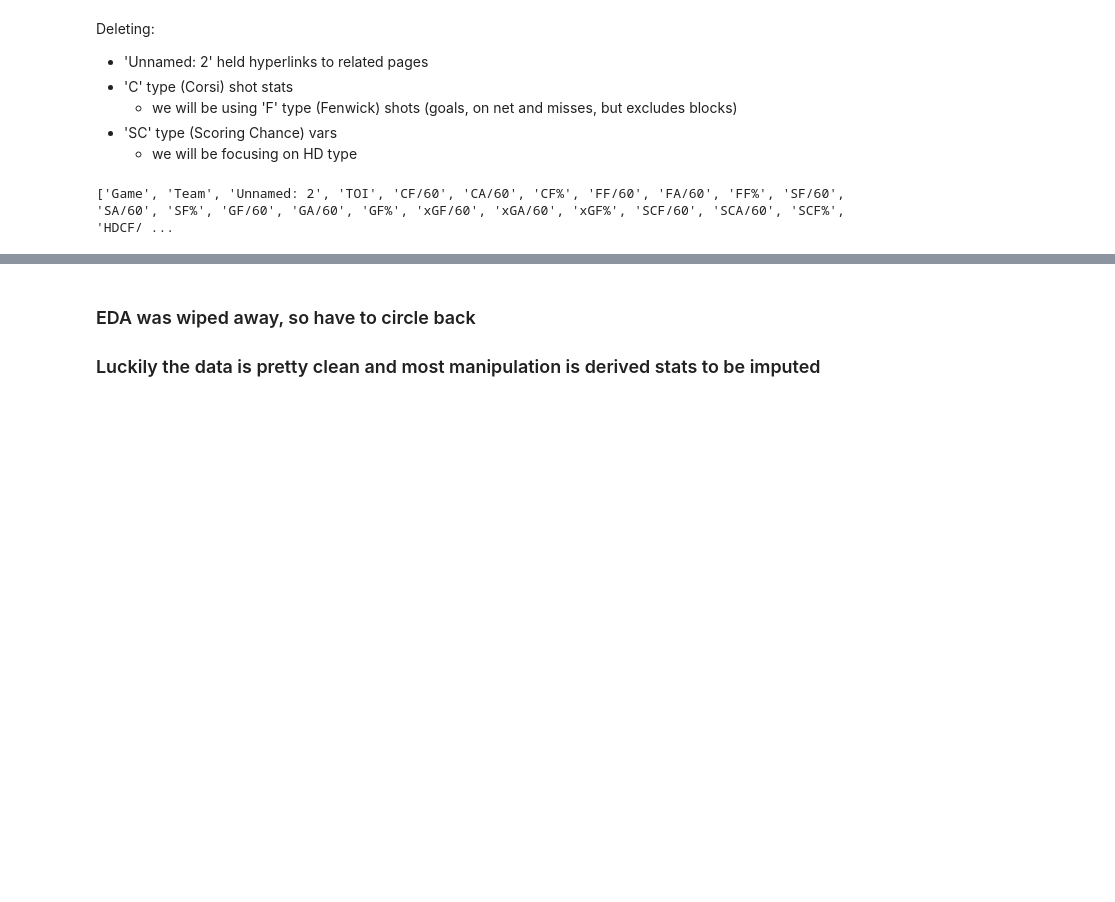
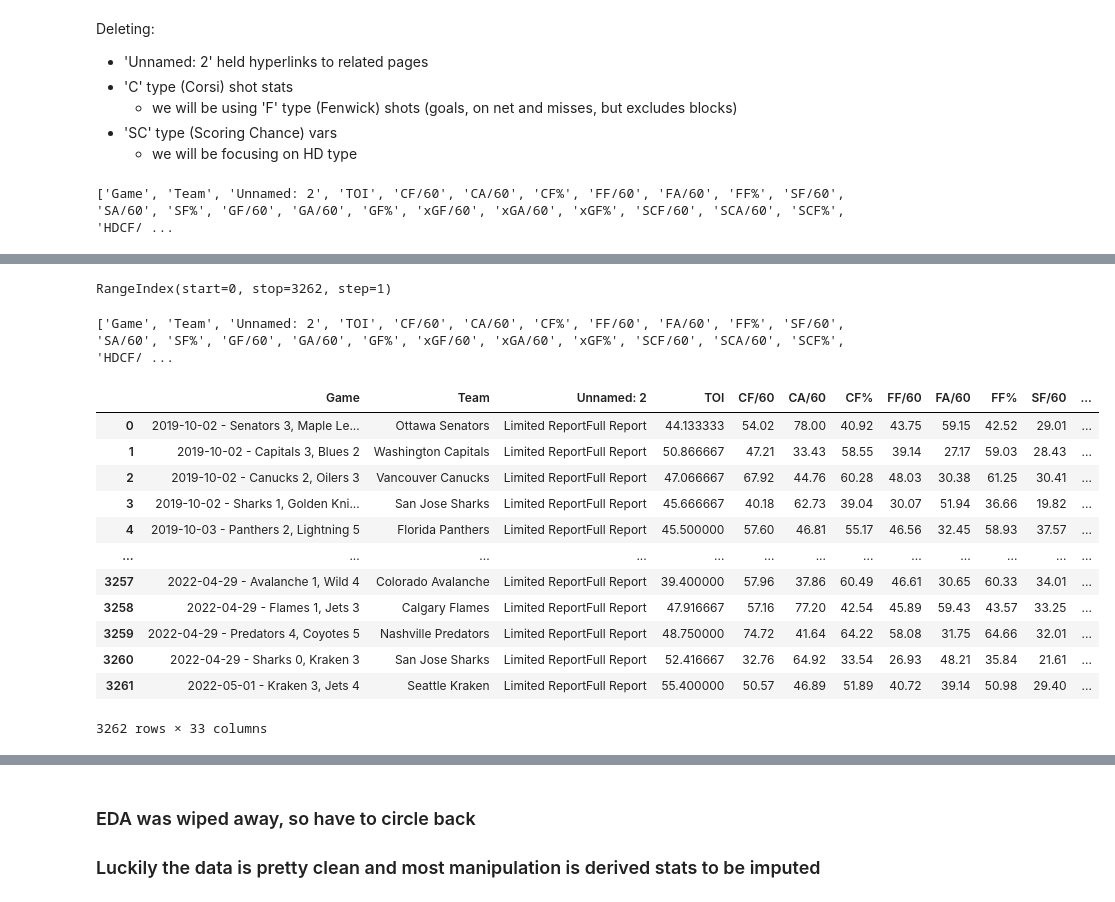
Before and after one commit to jbenasuli/nhl-predictons, a Jupyter notebook: nhl-predictions-sandbox.ipynb, the cells around one changed output, grey strips where cells are left out. Saved outputs shown, nothing was run; the diff lists cells and outputs as text; code cells hidden in the pictures; blank space fills up the shorter version.

```diff
--- a/nhl-predictions-sandbox.ipynb
+++ b/nhl-predictions-sandbox.ipynb
@@ -167,0 +145,4 @@ cols_to_add = ['is_home_team', 'home_team_goals', 'home_team_won']
+# %%
+home_df = pd.read_csv('data/home-19-22-5v5-adjusted.csv')
+away_df = pd.read_csv('data/away-19-22-5v5-adjusted.csv')
+print(home_df.shape, away_df.shape)
@@ -167,0 +197,10 @@ cols_to_add = ['is_home_team', 'home_team_goals', 'home_team_won']
+# %%
+home_df.index
+# %% [output]
+RangeIndex(start=0, stop=3262, step=1)
+# %%
+# Store column names in list for easier manipulation
+home_cols = home_df.columns.to_list()
+print([col for col in home_cols])
+# %% [output]
+['Game', 'Team', 'Unnamed: 2', 'TOI', 'CF/60', 'CA/60', 'CF%', 'FF/60', 'FA/60', 'FF%', 'SF/60', 'SA/60', 'SF%', 'GF/60', 'GA/60', 'GF%', 'xGF/60', 'xGA/60', 'xGF%', 'SCF/60', 'SCA/60', 'SCF%', 'HDCF/ ...
@@ -167,0 +217,16 @@ cols_to_add = ['is_home_team', 'home_team_goals', 'home_team_won']
+# %%
+away_df
+# %% [output]
+|  | Game | Team | Unnamed: 2 | TOI | CF/60 | CA/60 | CF% | FF/60 | FA/60 | FF% | SF/60 | ... |
+| 0 | 2019-10-02 - Senators 3, Maple Le... | Ottawa Senators | Limited ReportFull Report | 44.133333 | 54.02 | 78.00 | 40.92 | 43.75 | 59.15 | 42.52 | 29.01 | ... |
+| 1 | 2019-10-02 - Capitals 3, Blues 2 | Washington Capitals | Limited ReportFull Report | 50.866667 | 47.21 | 33.43 | 58.55 | 39.14 | 27.17 | 59.03 | 28.43 | ... |
+| 2 | 2019-10-02 - Canucks 2, Oilers 3 | Vancouver Canucks | Limited ReportFull Report | 47.066667 | 67.92 | 44.76 | 60.28 | 48.03 | 30.38 | 61.25 | 30.41 | ... |
+| 3 | 2019-10-02 - Sharks 1, Golden Kni... | San Jose Sharks | Limited ReportFull Report | 45.666667 | 40.18 | 62.73 | 39.04 | 30.07 | 51.94 | 36.66 | 19.82 | ... |
+| 4 | 2019-10-03 - Panthers 2, Lightning 5 | Florida Panthers | Limited ReportFull Report | 45.500000 | 57.60 | 46.81 | 55.17 | 46.56 | 32.45 | 58.93 | 37.57 | ... |
+| ... | ... | ... | ... | ... | ... | ... | ... | ... | ... | ... | ... | ... |
+| 3257 | 2022-04-29 - Avalanche 1, Wild 4 | Colorado Avalanche | Limited ReportFull Report | 39.400000 | 57.96 | 37.86 | 60.49 | 46.61 | 30.65 | 60.33 | 34.01 | ... |
+| 3258 | 2022-04-29 - Flames 1, Jets 3 | Calgary Flames | Limited ReportFull Report | 47.916667 | 57.16 | 77.20 | 42.54 | 45.89 | 59.43 | 43.57 | 33.25 | ... |
+| 3259 | 2022-04-29 - Predators 4, Coyotes 5 | Nashville Predators | Limited ReportFull Report | 48.750000 | 74.72 | 41.64 | 64.22 | 58.08 | 31.75 | 64.66 | 32.01 | ... |
+| 3260 | 2022-04-29 - Sharks 0, Kraken 3 | San Jose Sharks | Limited ReportFull Report | 52.416667 | 32.76 | 64.92 | 33.54 | 26.93 | 48.21 | 35.84 | 21.61 | ... |
+| 3261 | 2022-05-01 - Kraken 3, Jets 4 | Seattle Kraken | Limited ReportFull Report | 55.400000 | 50.57 | 46.89 | 51.89 | 40.72 | 39.14 | 50.98 | 29.40 | ... |
+3262 rows × 33 columns
```
Also changed, not shown: parts of 29 cells of this notebook, 1 other file.
